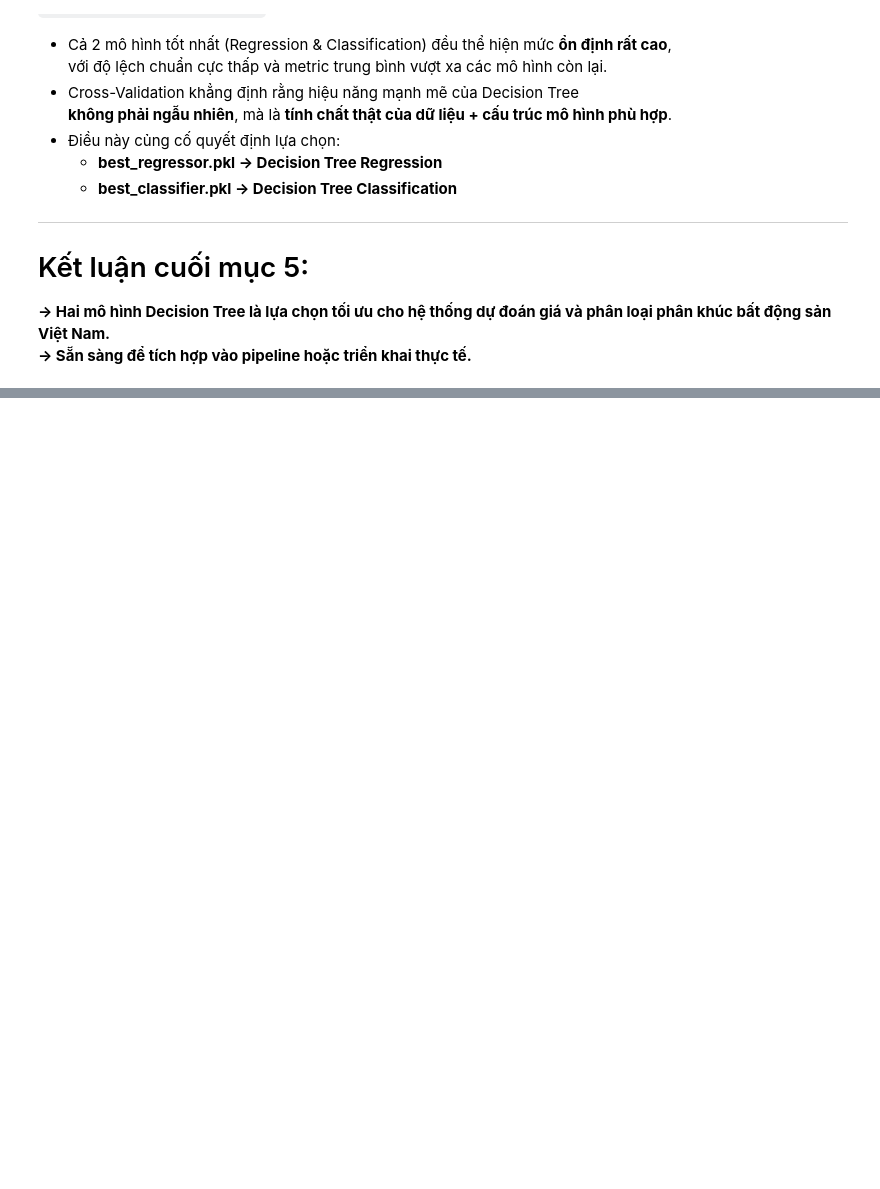
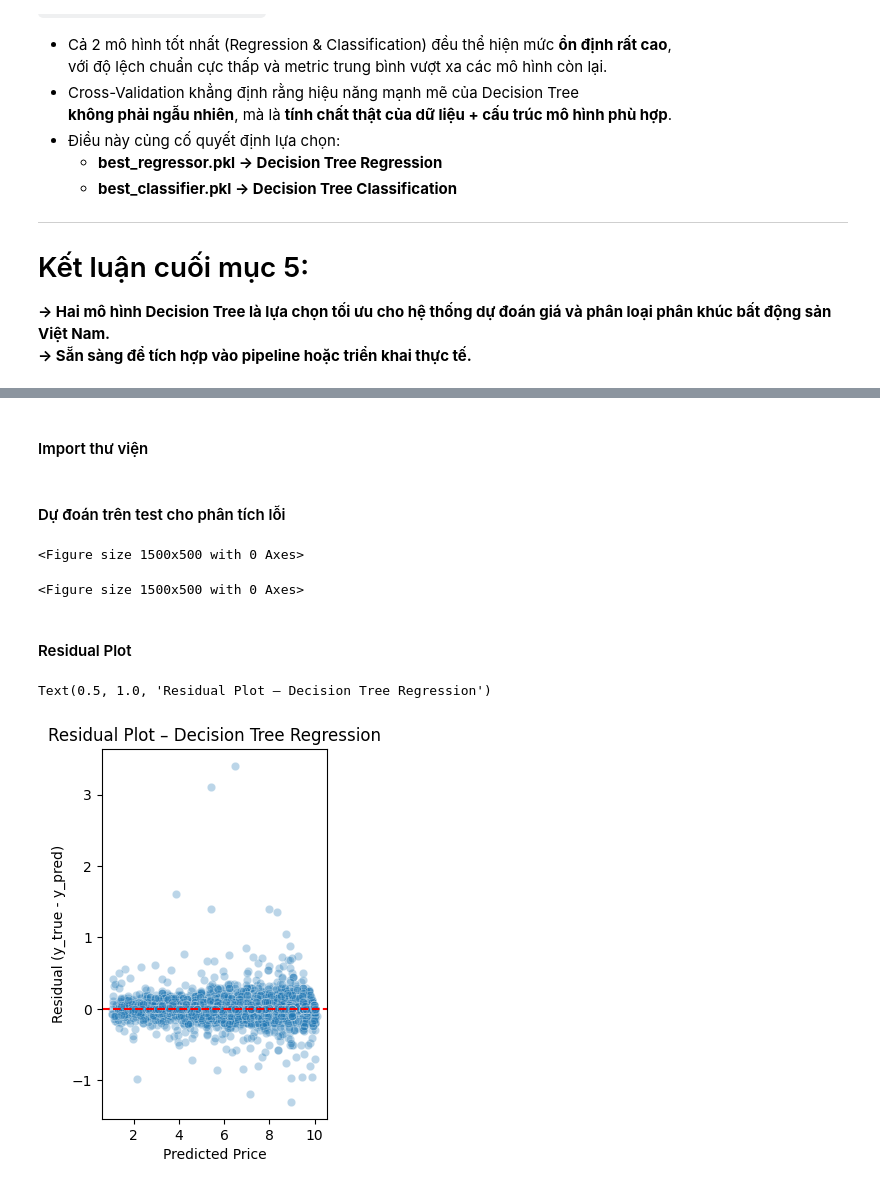
Before and after one commit to Spidermeoz/house-price-predict, a Jupyter notebook: notebooks/02_machine_learning.ipynb, the cells around one changed output, grey strips where cells are left out. Drawn from its saved outputs; the diff is of its cells as text; code cells hidden in the pictures; blank space fills up the shorter version.

```diff
--- a/notebooks/02_machine_learning.ipynb
+++ b/notebooks/02_machine_learning.ipynb
@@ -2921,0 +2965,2 @@ Không có mô hình nào khác (KNN, NB) tiến gần mức này.
+# %% [markdown]
+#### Import thư viện
@@ -2921,0 +2970,22 @@ Không có mô hình nào khác (KNN, NB) tiến gần mức này.
+# %% [markdown]
+#### Dự đoán trên test cho phân tích lỗi
+# %%
+y_pred_reg = best_tree.predict(X_test)
+residuals = y_test - y_pred_reg
+
+plt.figure(figsize=(15, 5))
+# %% [output]
+<Figure size 1500x500 with 0 Axes>
+<Figure size 1500x500 with 0 Axes>
+# %% [markdown]
+#### Residual Plot
+# %%
+plt.subplot(1, 2, 1)
+sns.scatterplot(x=y_pred_reg, y=residuals, alpha=0.3)
+plt.axhline(0, color='red', linestyle='--')
+plt.xlabel("Predicted Price")
+plt.ylabel("Residual (y_true - y_pred)")
+plt.title("Residual Plot – Decision Tree Regression")
+# %% [output]
+Text(0.5, 1.0, 'Residual Plot – Decision Tree Regression')
+[figure, added]
```
Also changed, not shown: parts of 23 cells of this notebook.
